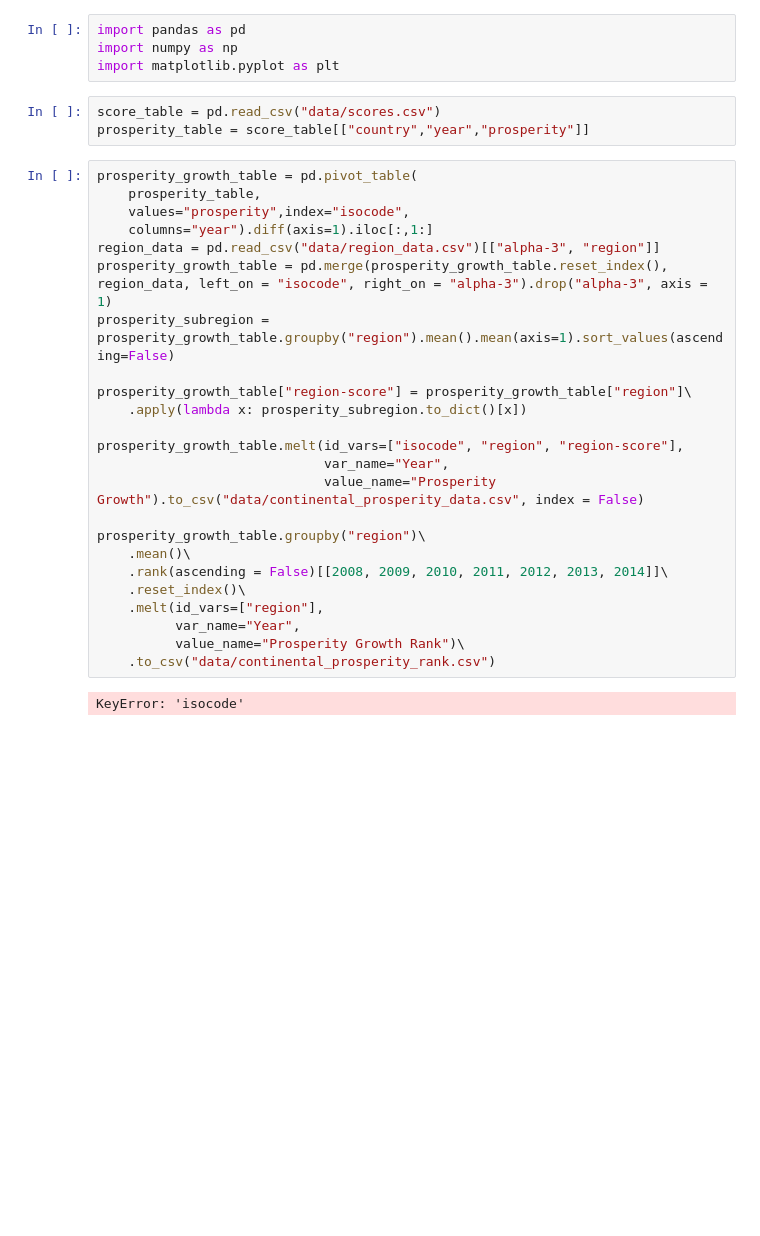
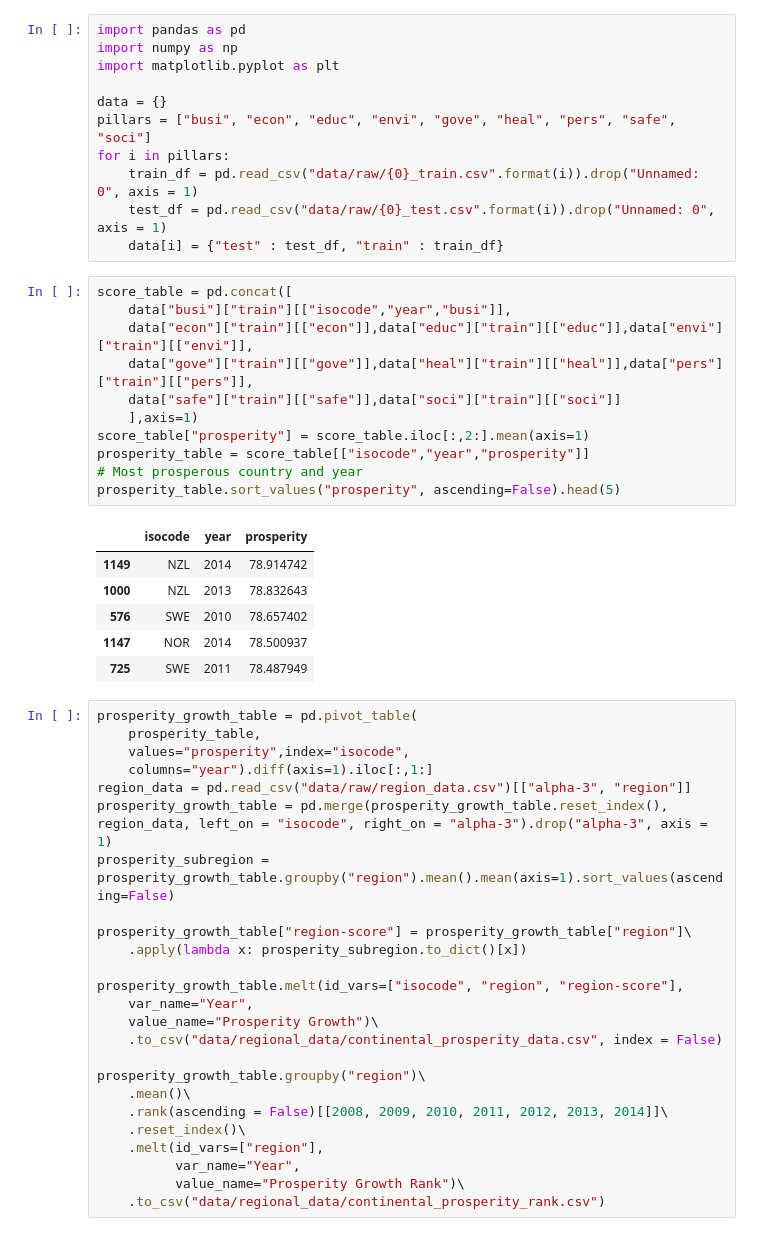
Before and after one commit to AnuragPamuru/la_tanuki, a Jupyter notebook: DataHack Anurag.ipynb, the cells around one changed output. Drawn from its saved outputs; the diff is of its cells as text; blank space fills up the shorter version.

```diff
--- a/DataHack Anurag.ipynb
+++ b/DataHack Anurag.ipynb
@@ -1,16 +1,38 @@
-# %%
-import pandas as pd
-import numpy as np
-import matplotlib.pyplot as plt
-# %%
-score_table = pd.read_csv("data/scores.csv")
-prosperity_table = score_table[["country","year","prosperity"]]
+# %%
+import pandas as pd
+import numpy as np
+import matplotlib.pyplot as plt
+
+data = {}
+pillars = ["busi", "econ", "educ", "envi", "gove", "heal", "pers", "safe", "soci"]
+for i in pillars:
+    train_df = pd.read_csv("data/raw/{0}_train.csv".format(i)).drop("Unnamed: 0", axis = 1)
+    test_df = pd.read_csv("data/raw/{0}_test.csv".format(i)).drop("Unnamed: 0", axis = 1)
+    data[i] = {"test" : test_df, "train" : train_df}
+# %%
+score_table = pd.concat([
+    data["busi"]["train"][["isocode","year","busi"]],
+    data["econ"]["train"][["econ"]],data["educ"]["train"][["educ"]],data["envi"]["train"][["envi"]],
+    data["gove"]["train"][["gove"]],data["heal"]["train"][["heal"]],data["pers"]["train"][["pers"]],
+    data["safe"]["train"][["safe"]],data["soci"]["train"][["soci"]]
+    ],axis=1)
+score_table["prosperity"] = score_table.iloc[:,2:].mean(axis=1)
+prosperity_table = score_table[["isocode","year","prosperity"]]
+# Most prosperous country and year
+prosperity_table.sort_values("prosperity", ascending=False).head(5)
+# %% [output]
+|  | isocode | year | prosperity |
+| 1149 | NZL | 2014 | 78.914742 |
+| 1000 | NZL | 2013 | 78.832643 |
+| 576 | SWE | 2010 | 78.657402 |
+| 1147 | NOR | 2014 | 78.500937 |
+| 725 | SWE | 2011 | 78.487949 |
 # %%
 prosperity_growth_table = pd.pivot_table(
     prosperity_table,
     values="prosperity",index="isocode",
     columns="year").diff(axis=1).iloc[:,1:]
-region_data = pd.read_csv("data/region_data.csv")[["alpha-3", "region"]]
+region_data = pd.read_csv("data/raw/region_data.csv")[["alpha-3", "region"]]
 prosperity_growth_table = pd.merge(prosperity_growth_table.reset_index(), region_data, left_on = "isocode", right_on = "alpha-3").drop("alpha-3", axis = 1)
 prosperity_subregion = prosperity_growth_table.groupby("region").mean().mean(axis=1).sort_values(ascending=False)
 
@@ -18,8 +40,9 @@ prosperity_growth_table["region-score"] = prosperity_growth_table["region"]\
     .apply(lambda x: prosperity_subregion.to_dict()[x])
 
 prosperity_growth_table.melt(id_vars=["isocode", "region", "region-score"],
-                             var_name="Year",
-                             value_name="Prosperity Growth").to_csv("data/continental_prosperity_data.csv", index = False)
+    var_name="Year",
+    value_name="Prosperity Growth")\
+    .to_csv("data/regional_data/continental_prosperity_data.csv", index = False)
 
 prosperity_growth_table.groupby("region")\
     .mean()\
@@ -28,9 +51,7 @@ prosperity_growth_table.groupby("region")\
     .melt(id_vars=["region"],
           var_name="Year",
           value_name="Prosperity Growth Rank")\
-    .to_csv("data/continental_prosperity_rank.csv")
+    .to_csv("data/regional_data/continental_prosperity_rank.csv")
-# %% [output]
-KeyError: 'isocode'
 # %% [markdown]
 <a style='text-decoration:none;line-height:16px;display:flex;color:#5B5B62;padding:10px;justify-content:end;' href='https://deepnote.com?utm_source=created-in-deepnote-cell&projectId=da4f784b-a8aa-48e9-8797-5366ef739e9c' target="_blank">
 <img alt='Created in deepnote.com' style='display:inline;max-height:16px;margin:0px;margin-right:7.5px;' src='embedded-picture-1' > </img>
```
Also changed, not shown: 4 other files.
